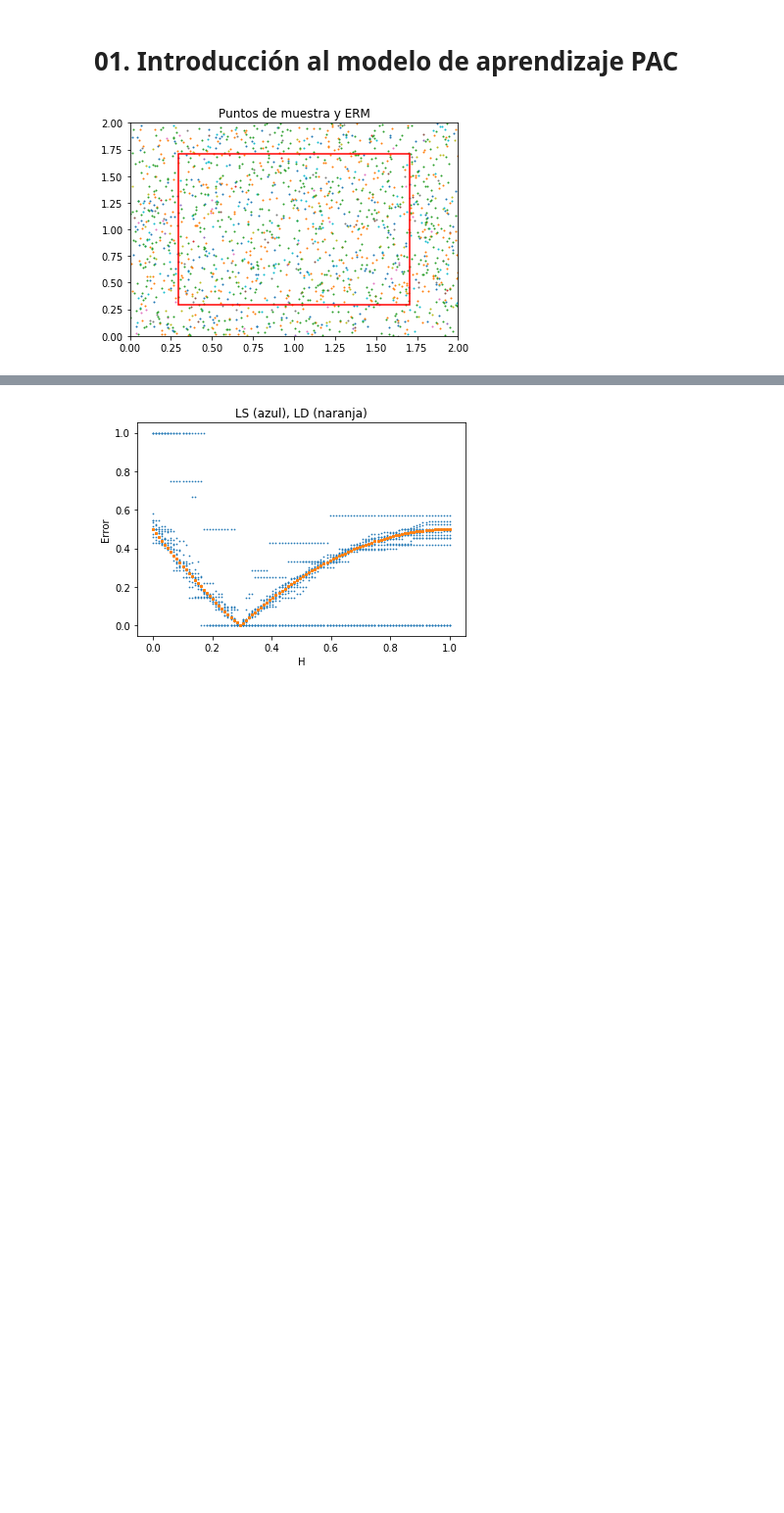
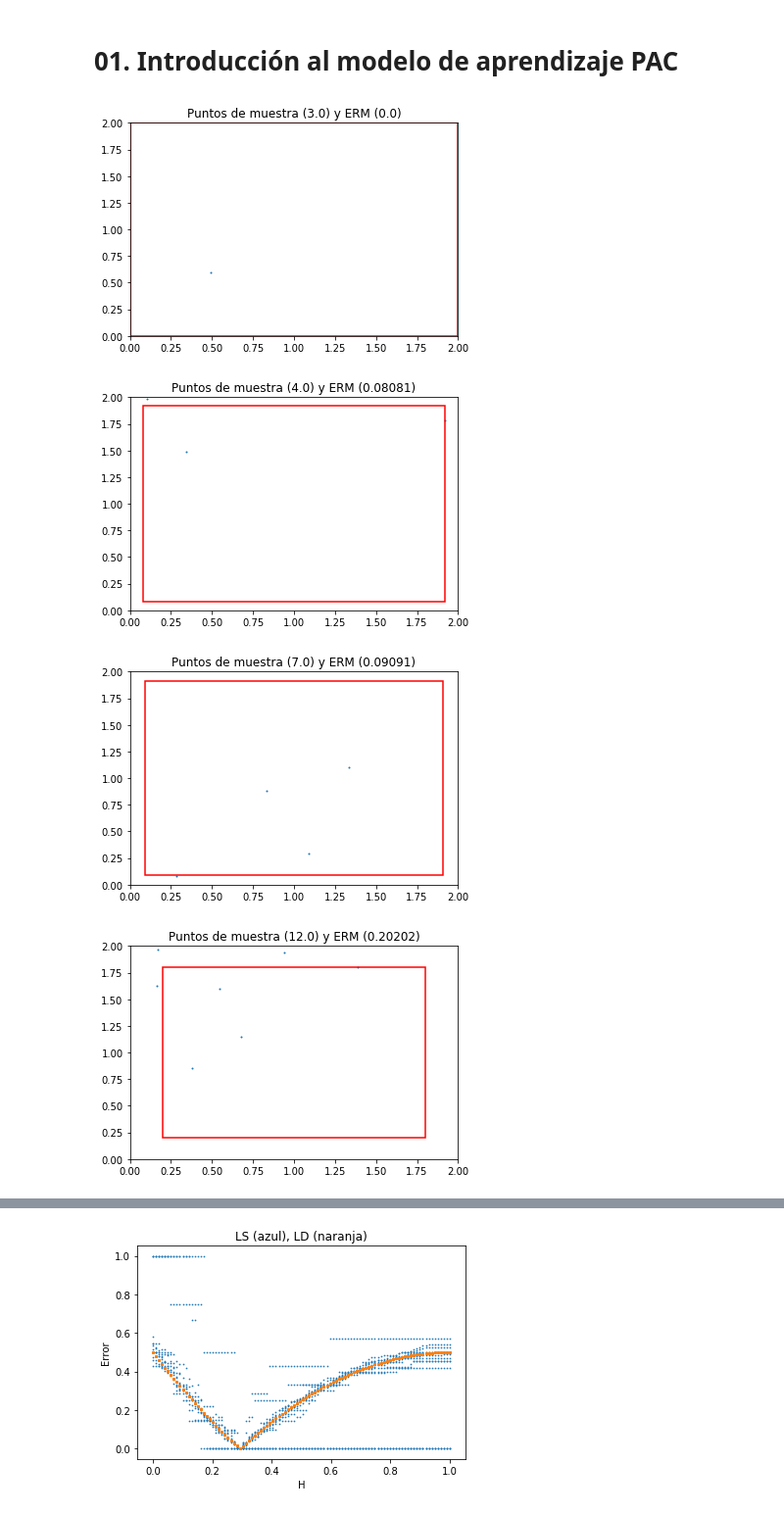
Before and after one commit to EstuarDiaz/MachineLearning, a Jupyter notebook: PAC.ipynb, the cells around one changed output, grey strips where cells are left out. Shown: that part at 98% size. Saved outputs shown, nothing was run; the diff lists cells and outputs as text; code cells hidden in the pictures; blank space fills up the shorter version.

Commit message:
Graphs
Poner mas detalle en el primer conjunto de graficas

```diff
--- a/PAC.ipynb
+++ b/PAC.ipynb
@@ -46,7 +46,7 @@ def ERM(H,S):
     min_error = 1
     EMRh = 0
     for h in np.nditer(H):
-        Ls_error = Ls(h,S)
+        Ls_error = LS(h,S)
         if Ls_error < min_error:
             min_error = Ls_error
             EMRh = h
@@ -62,31 +62,34 @@ m_H = round(np.log(len(H)/delta)/epsilon)
 # %%
 # Iterar para varios tamanos de muestra
 # Graficar los puntos de entrenamiento
 # Graficar el rectangulo hS resultante
 m = 1
 i = 0.5
 LS_list = np.empty((0,2))
 LD_list = np.empty((0,2))
 # Create figure and axes
-fig,ax = plt.subplots()
 while m < m_H:
+    fig,ax = plt.subplots()
     S = getSample(int(m))
     ax.scatter(S[:,0], S[:,1], s=1)
     for h in np.nditer(H):
         myLS = LS(h,S)
         myLD = LD(h)
         LS_list = np.append(LS_list,[[float(h),myLS]], axis = 0)
         LD_list = np.append(LD_list,[[float(h),myLD]], axis = 0)
     hS = ERM(H,S)
     i = i + 0.5
     m = round(np.exp(i))
-# Create a Rectangle patch
-rect = patches.Rectangle((hS,hS),2-2*hS,2-2*hS,linewidth=1.5,edgecolor='r',facecolor='none')
-# Add the patch to the Axes
-ax.add_patch(rect)
-# Set axis
-ax.set(xlim=(0, 2), ylim=(0, 2))
-plt.title('Puntos de muestra y ERM')
-plt.show()
+    # Create a Rectangle patch
+    rect = patches.Rectangle((hS,hS),2-2*hS,2-2*hS,linewidth=1.5,edgecolor='r',facecolor='none')
+    # Add the patch to the Axes
+    ax.add_patch(rect)
+    # Set axis
+    ax.set(xlim=(0, 2), ylim=(0, 2))
+    plt.title('Puntos de muestra ('+str(m)+') y ERM ('+str(round(float(hS),5))+')')
+    plt.show()
 # %% [output]
-[figure, old version]
+[figure, new version]
+[figure, added]
+[figure, added]
+[figure, added]
```
Also changed, not shown: parts of 2 cells of this notebook.
